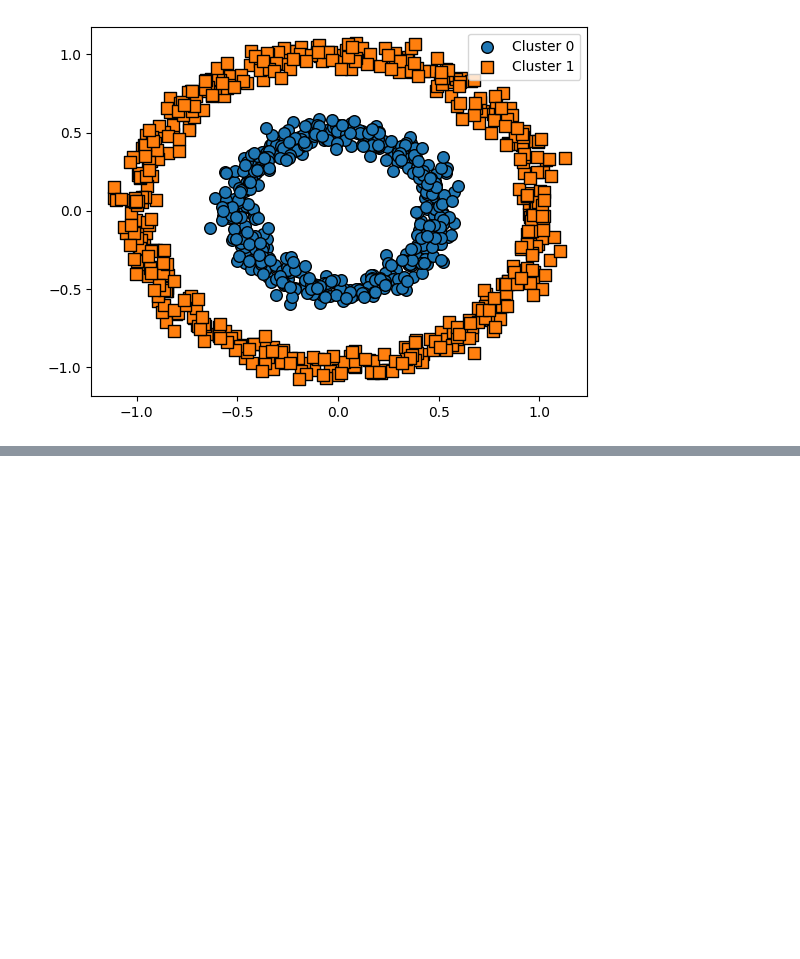
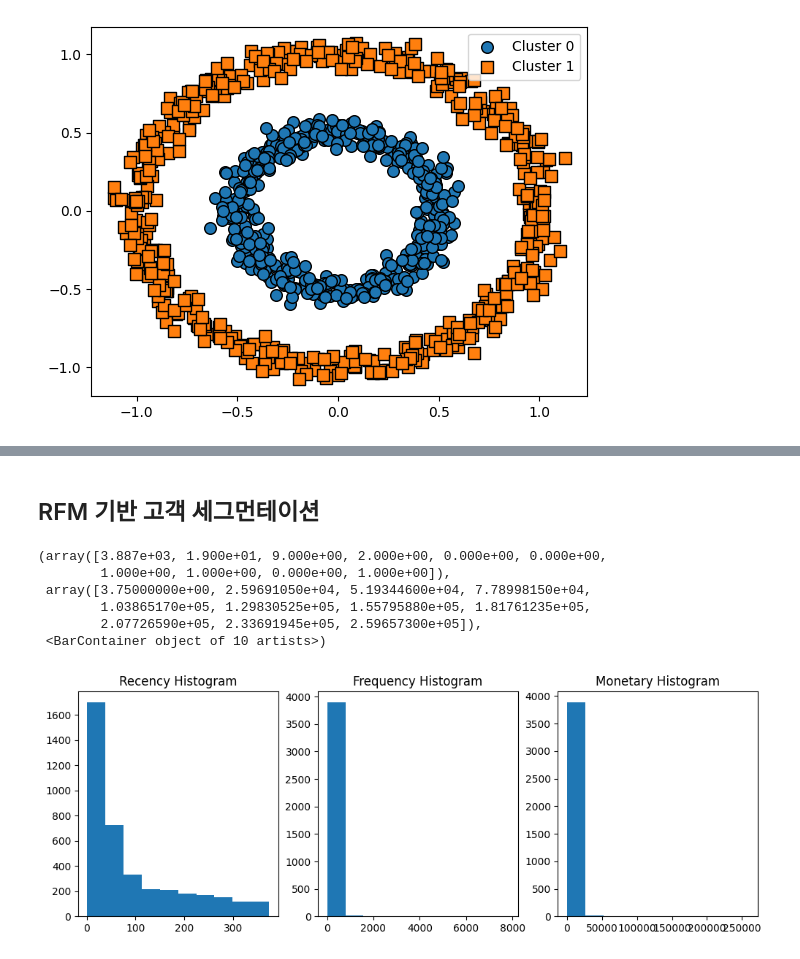
Before and after one commit to suhyeon03/study_ML_, a Jupyter notebook: _clustering_practice.ipynb, the cells around one changed output, grey strips where cells are left out. Saved outputs shown, nothing was run; the diff lists cells and outputs as text; code cells hidden in the pictures; blank space fills up the shorter version.

```diff
--- a/_clustering_practice.ipynb
+++ b/_clustering_practice.ipynb
@@ -1185,0 +1316,18 @@ visualize_cluster_plot(dbscan, clusterDF, 'dbscan_cluster', iscenter=False)
+# %%
+# DataFrame의 groupby()의 multiple 연산을 위해 agg()이용
+# Recency는 InvoiceDate 칼럼의 max()에서 데이터 가공
+# Frequency는 InvoiceNo 칼럼의 count(), Monetray value는 sale_amount 칼럼의 sum()
+aggregations = {
+    'InvoiceDate' : 'max',
+    'InvoiceNo' : 'count',
+    'sale_amount' : 'sum'
+}
+cust_df = retail_df.groupby('CustomerID').agg(aggregations)
+# group by된 결과 칼럼 값을 Recency, Frequency, Monetary로 변경
+cust_df = cust_df.rename(columns = {'InvoiceDate':'Recency',
+                                    'InvoiceNo' : 'Frequency',
+                                    'sale_amount' : 'Monetary'
+                                    }
+                         )
+cust_df = cust_df.reset_index()
+cust_df.head()
@@ -1185,0 +1345,13 @@ visualize_cluster_plot(dbscan, clusterDF, 'dbscan_cluster', iscenter=False)
+# %%
+# Recency 칼럼은 개별 고객당 가장 최근 주문인데, 데이터의 특성으로 인해 아직 데이터 가공이 추가로 필요하다.
+# Recency는 고객이 가장 최근에 주문한 날짜를 기반으로 하는데, 오늘 날짜를 기준으로 가장 최근 주문 일자를 뺀 날짜이다.
+# 여기서 주의할 점은 오늘 날짜를 현재 날짜로 해서는 안된다는 것이다.
+# 온라인 판매 데이터가 2010년 12월 1일에서 2011년 12월 9일까지의 데이터이므로 오늘 날짜는 2011년 12월 9일에서 하루 더한 2011년 12월 10일로 했다.
+# 2011년 12월 10일을 현재 날짜로 간주하고 가장 최근의 주문일자를 뺀 데이터에서 일자 데이터만 추출해 생성한다.
+
+import datetime as dt
+
+cust_df['Recency'] = dt.datetime(2011, 12, 10) - cust_df['Recency']
+cust_df['Recency'] = cust_df['Recency'].apply(lambda x: x.days + 1)
+print('cust_df 로우와 칼럼 건수:', cust_df.shape)
+cust_df.head()
@@ -1185,0 +1366,2 @@ visualize_cluster_plot(dbscan, clusterDF, 'dbscan_cluster', iscenter=False)
+# %% [markdown]
+## RFM 기반 고객 세그먼테이션
@@ -1185,0 +1373,18 @@ visualize_cluster_plot(dbscan, clusterDF, 'dbscan_cluster', iscenter=False)
+# %%
+fig, (ax1,ax2,ax3) = plt.subplots(figsize=(12,4), nrows=1, ncols=3)
+ax1.set_title('Recency Histogram')
+ax1.hist(cust_df['Recency'])
+
+ax2.set_title('Frequency Histogram')
+ax2.hist(cust_df['Frequency'])
+
+ax3.set_title('Monetary Histogram')
+ax3.hist(cust_df['Monetary'])
+# %% [output]
+(array([3.887e+03, 1.900e+01, 9.000e+00, 2.000e+00, 0.000e+00, 0.000e+00,
+        1.000e+00, 1.000e+00, 0.000e+00, 1.000e+00]),
+ array([3.75000000e+00, 2.59691050e+04, 5.19344600e+04, 7.78998150e+04,
+        1.03865170e+05, 1.29830525e+05, 1.55795880e+05, 1.81761235e+05,
+        2.07726590e+05, 2.33691945e+05, 2.59657300e+05]),
+ <BarContainer object of 10 artists>)
+[figure, added]
```
Also changed, not shown: parts of 24 cells of this notebook.
